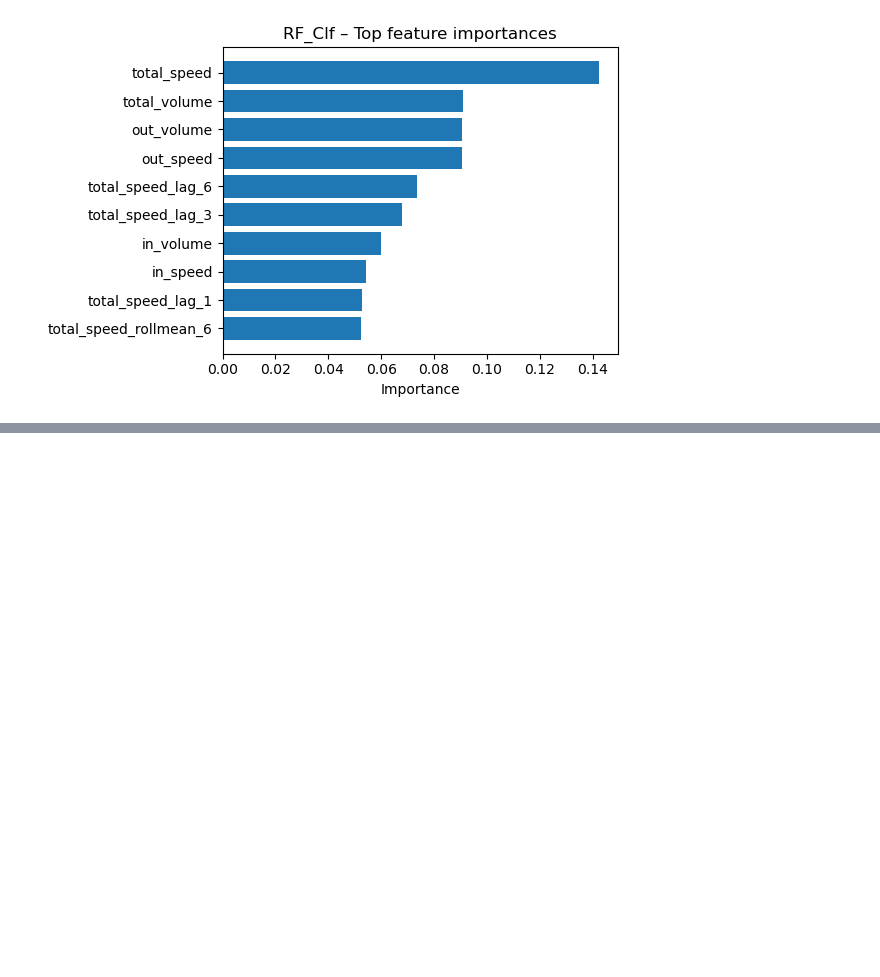
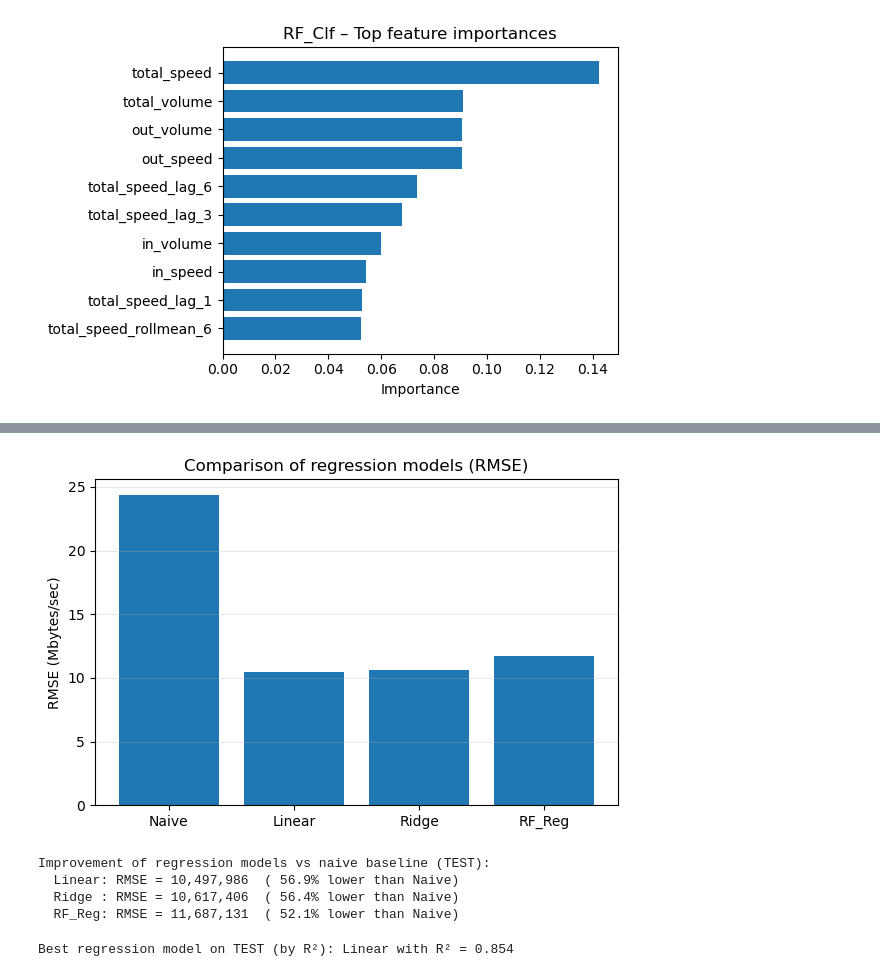
Before and after one commit to Ayatelawej/EC558_project, a Jupyter notebook: notebooks/EC558_core_pipeline.ipynb, the cells around one changed output, grey strips where cells are left out. Saved outputs shown, nothing was run; the diff lists cells and outputs as text; code cells hidden in the pictures; blank space fills up the shorter version.

```diff
--- a/notebooks/EC558_core_pipeline.ipynb
+++ b/notebooks/EC558_core_pipeline.ipynb
@@ -2172,0 +1874,39 @@ Saved models to: artifacts\models
+# %%
+plt.figure(figsize=(6, 4))
+plt.bar(reg_test["model"], reg_test["RMSE"] / 1e6)
+plt.ylabel("RMSE (Mbytes/sec)")
+plt.title("Comparison of regression models (RMSE)")
+plt.grid(True, axis="y", alpha=0.3)
+plt.tight_layout()
+plt.show()
+# %% [output]
+[figure, added]
+# %%
+baseline_rmse = float(
+    reg_test.loc[reg_test["model"] == "Naive", "RMSE"].iloc[0]
+)
+
+reg_improvements = []
+for m in ["Linear", "Ridge", "RF_Reg"]:
+    rmse_m = float(reg_test.loc[reg_test["model"] == m, "RMSE"].iloc[0])
+    impr_pct = 100 * (1 - rmse_m / baseline_rmse)
+    reg_improvements.append((m, rmse_m, impr_pct))
+
+print("\nImprovement of regression models vs naive baseline (TEST):")
+for m, rmse_m, impr_pct in reg_improvements:
+    print(
+        f"  {m:6s}: RMSE = {rmse_m:,.0f}  "
+        f"({impr_pct:5.1f}% lower than Naive)"
+    )
+# %% [output]
+Improvement of regression models vs naive baseline (TEST):
+  Linear: RMSE = 10,497,986  ( 56.9% lower than Naive)
+  Ridge : RMSE = 10,617,406  ( 56.4% lower than Naive)
+  RF_Reg: RMSE = 11,687,131  ( 52.1% lower than Naive)
+# %%
+best_reg_row = reg_test.sort_values("R2", ascending=False).iloc[0]
+best_reg_model = best_reg_row["model"]
+print(f"\nBest regression model on TEST (by R²): {best_reg_model} "
+      f"with R² = {best_reg_row['R2']:.3f}")
+# %% [output]
+Best regression model on TEST (by R²): Linear with R² = 0.854
```
Also changed, not shown: parts of 62 cells of this notebook, 12 other files.
